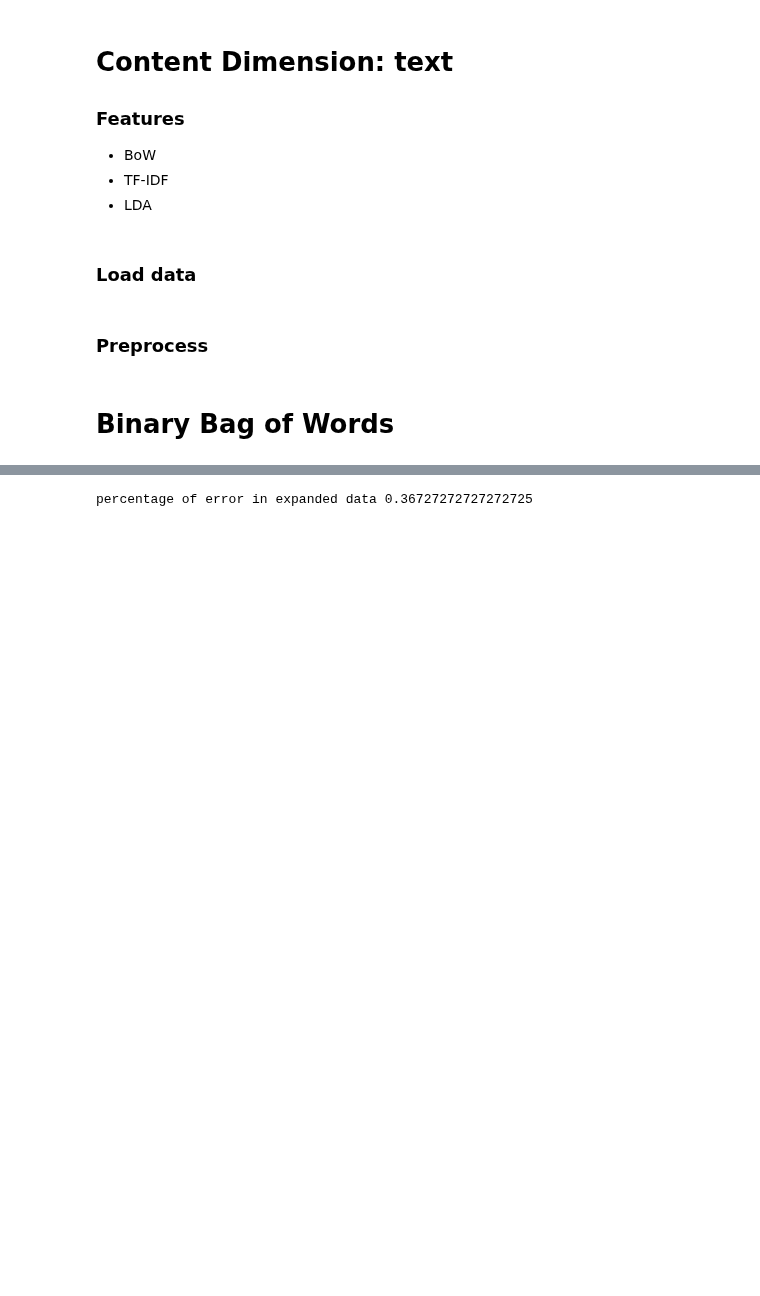
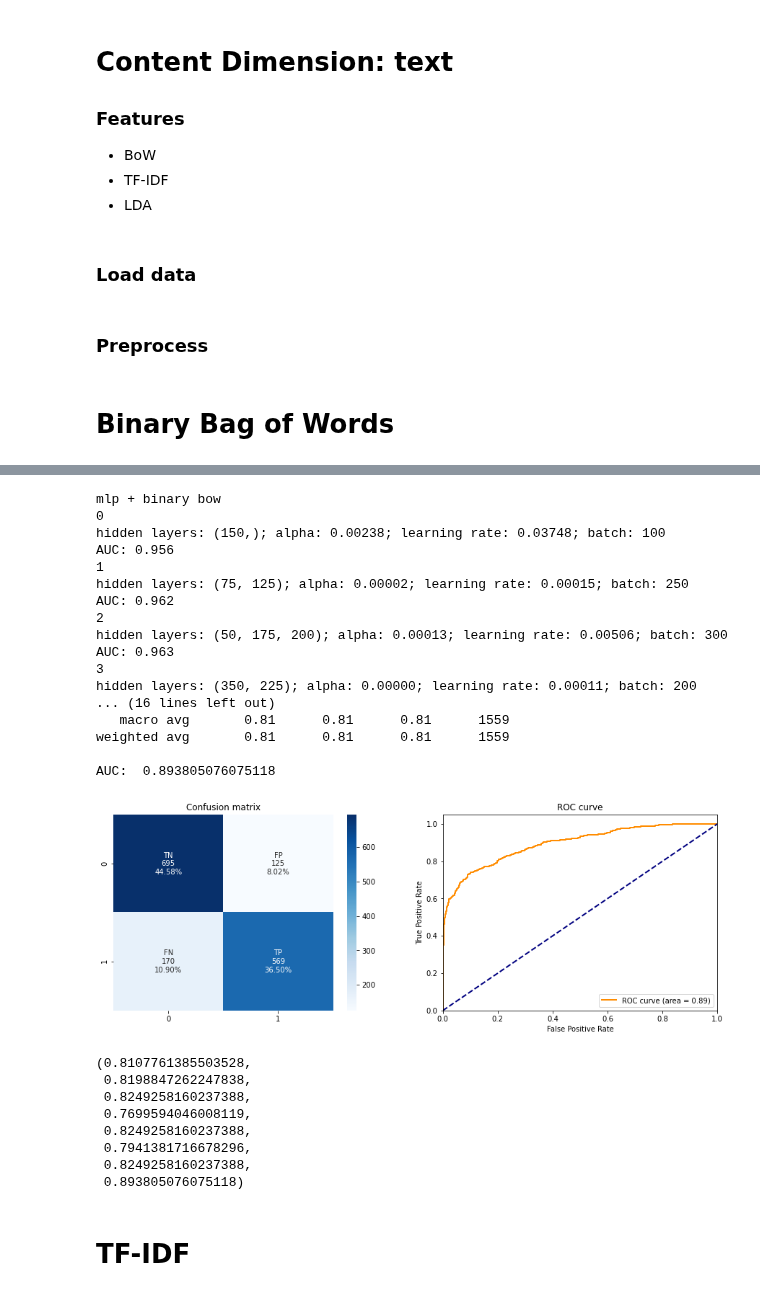
Before and after one commit to cabrau/FakeWhatsApp.Br, a Jupyter notebook: 11.2 - master thesis experiments - content dimension.ipynb, the cells around one changed output, grey strips where cells are left out. Cells and saved outputs as stored; diff of their text form; code cells hidden in the pictures; blank space fills up the shorter version.

```diff
--- a/11.2 - master thesis experiments - content dimension.ipynb
+++ b/11.2 - master thesis experiments - content dimension.ipynb
@@ -110,4 +78,45 @@ errors_expanded
-# %%
-print('percentage of error in expanded data', n_errors_expanded/len(df_test[df_test['error']!=0]))
-# %% [output]
-percentage of error in expanded data 0.36727272727272725
+# %%
+from sklearn.neural_network import MLPClassifier
+
+print('mlp + binary bow')
+hl,bs,al,lri = utils.random_search_mlp(X_train,y_train,n_iter=5)
+clf = utils.optimized_mlp(hl,bs,al,lri)
+clf.fit(X_train, y_train)
+
+y_prob = clf.predict_proba(X_test)[:,1]
+y_prob_train = clf.predict_proba(X_train)[:,1]
+# threshold moving
+
+thr = utils.optimal_threshold(y_prob_train, y_train)
+print(thr)
+y_pred = [1 if p >= thr else 0 for p in y_prob]
+utils.get_test_metrics(y_test, y_pred, y_prob, full_metrics = True)
+# %% [output]
+mlp + binary bow
+0
+hidden layers: (150,); alpha: 0.00238; learning rate: 0.03748; batch: 100
+AUC: 0.956
+1
+hidden layers: (75, 125); alpha: 0.00002; learning rate: 0.00015; batch: 250
+AUC: 0.962
+2
+hidden layers: (50, 175, 200); alpha: 0.00013; learning rate: 0.00506; batch: 300
+AUC: 0.963
+3
+hidden layers: (350, 225); alpha: 0.00000; learning rate: 0.00011; batch: 200
+... (16 lines left out)
+   macro avg       0.81      0.81      0.81      1559
+weighted avg       0.81      0.81      0.81      1559
+
+AUC:  0.893805076075118
+[figure, added]
+(0.8107761385503528,
+ 0.8198847262247838,
+ 0.8249258160237388,
+ 0.7699594046008119,
+ 0.8249258160237388,
+ 0.7941381716678296,
+ 0.8249258160237388,
+ 0.893805076075118)
+# %% [markdown]
+# TF-IDF
```
Also changed, not shown: parts of 26 cells of this notebook, 5 other files.
